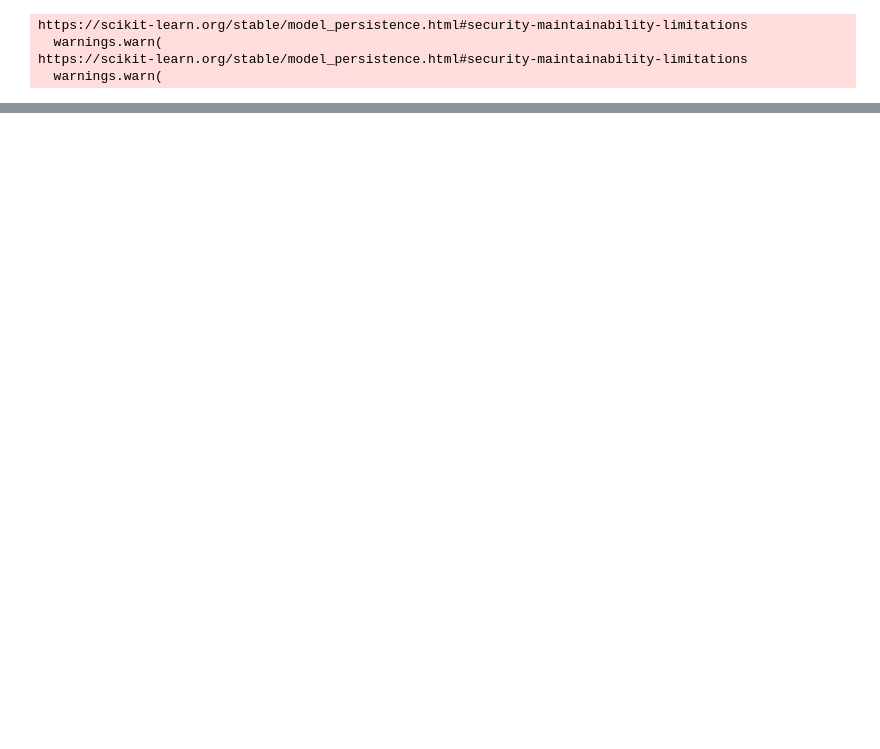
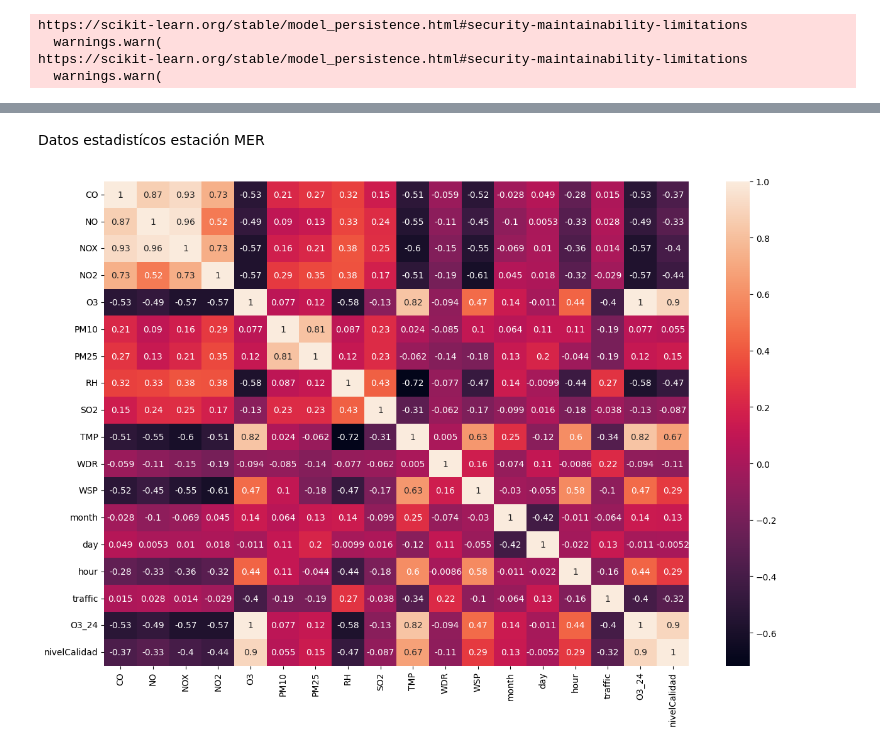
Before and after one commit to vlegaria/air-poll-predict-dev, a Jupyter notebook: ML/Notebooks/prediction_clasification.ipynb, the cells around one changed output, grey strips where cells are left out. Cells and saved outputs as stored; diff of their text form; code cells hidden in the pictures; blank space fills up the shorter version.

```diff
--- a/ML/Notebooks/prediction_clasification.ipynb
+++ b/ML/Notebooks/prediction_clasification.ipynb
@@ -250,0 +251,15 @@ Created version '3' of model 'O3-uiz_24hr_classification_model'.
+# %% [markdown]
+Datos estadistícos estación MER
+# %%
+#Matriz de correlación
+mer = load_dataset('mer')
+
+mer = mer.drop(columns=['date','idData','year','minutes'])
+
+corr_mer = mer.corr(method="pearson")
+
+plt.figure(figsize=(15, 10))
+sns.heatmap(corr_mer, annot=True)
+plt.show()
+# %% [output]
+[figure, added]
```
Also changed, not shown: parts of 8 cells of this notebook.
